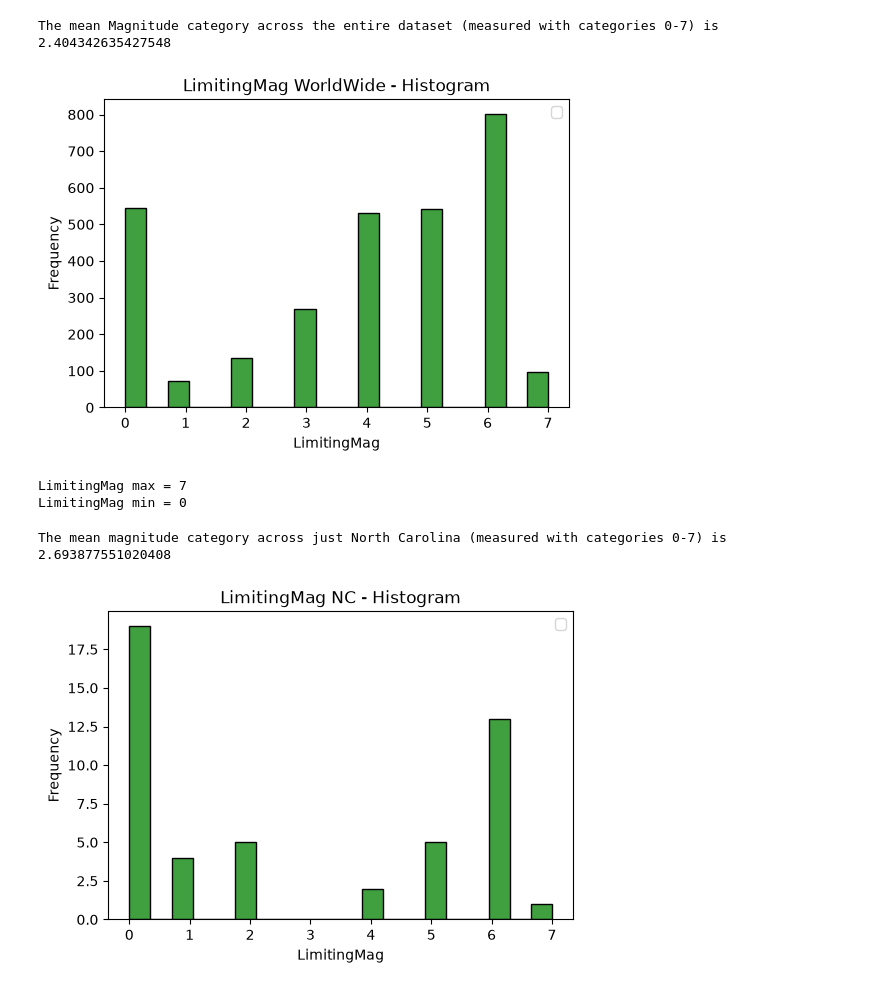
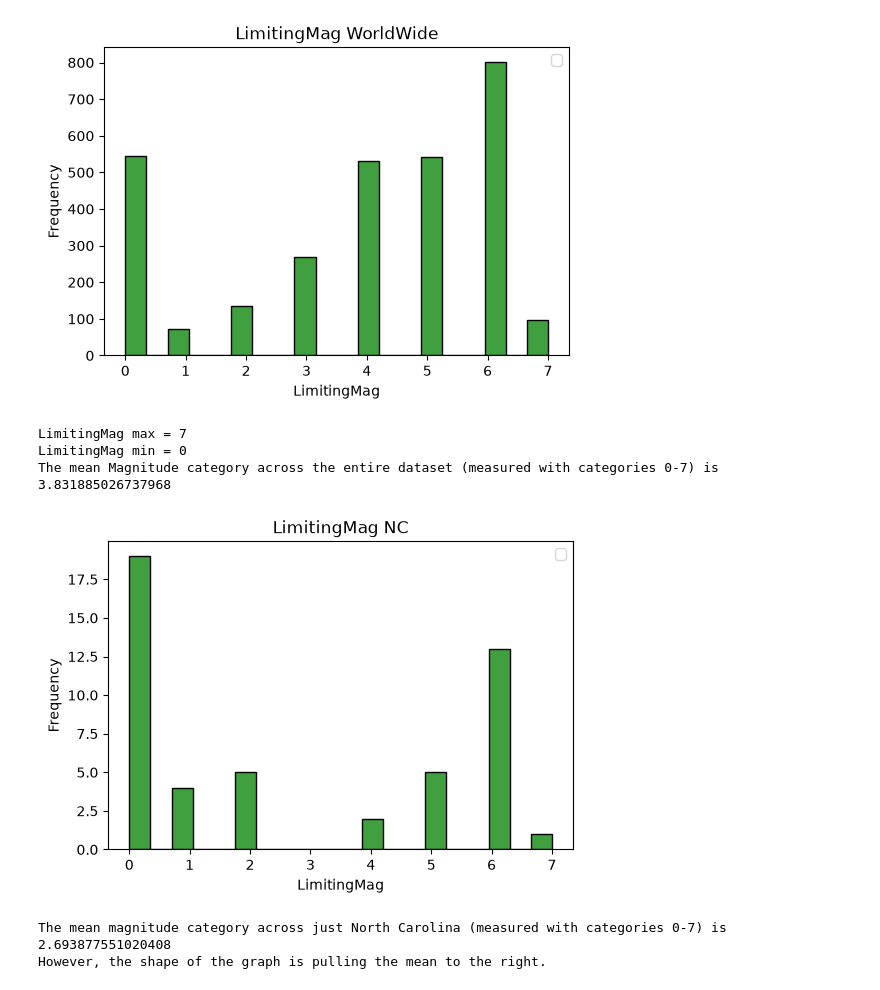
Before and after one commit to lslipka/Globe-At-Night-Visualization, a Jupyter notebook: Visualization.ipynb, the cells around one changed output. Saved outputs shown, nothing was run; the diff lists cells and outputs as text; code cells hidden in the pictures.

```diff
--- a/Visualization.ipynb
+++ b/Visualization.ipynb
@@ -16,10 +16,7 @@ mycsv = pd.read_csv('C:\\Users\\lukas\\Files\\Dev\\Globe-At-Night\\Globe-At-Nigh
 #print("CSV")
 #print(mycsv)
 
-magcsv = mycsv['LimitingMag']
-print("The mean Magnitude category across the entire dataset (measured with categories 0-7) is", magcsv.mean())
-
-# Removed the null values in the dataset
+# Removed the null values in the dataset, Preprocessing
 mycsv.dropna(subset=["LimitingMag"], inplace=True)
 mycsv.dropna(subset=["SQMReading"], inplace=True)
 mycsv.index=mycsv.index.astype(int)
@@ -28,38 +25,40 @@ mycsv.index=mycsv.index.astype(int)
 # Start LimitingMag graph
 
 plt.figure(figsize=(6,4))
 
 #experimenting to see what happens when markersize is changed, helps me see better due to my vision issues
 
 sns.histplot(data=mycsv, x='LimitingMag', bins=20, kde=False, color='green')
 
-plt.title("LimitingMag WorldWide - Histogram")
+plt.title("LimitingMag WorldWide")
 
 
 plt.xlabel("LimitingMag")
 plt.ylabel("Frequency")
 
 
 plt.legend()
 
 
 #plt.grid(True)
 
 
 #plt.tight_layout()
 
 
 plt.show()
 plt.close()
 
 
 print("LimitingMag max =",mycsv["LimitingMag"].max())
 print("LimitingMag min =",mycsv["LimitingMag"].min())
+magcsv = mycsv['LimitingMag']
+print("The mean Magnitude category across the entire dataset (measured with categories 0-7) is", magcsv.mean())
 # %% [output]
+[figure, new version]
-The mean Magnitude category across the entire dataset (measured with categories 0-7) is 2.404342635427548
+LimitingMag max = 7
+LimitingMag min = 0
+The mean Magnitude category across the entire dataset (measured with categories 0-7) is 3.831885026737968
-[figure, old version]
-LimitingMag max = 7
-LimitingMag min = 0
 # %%
 countrycsv= mycsv['Country']
 #print(countrycsv)
@@ -67,7 +66,6 @@ countrycsv= mycsv['Country']
 # Check row-by-row if the value exists anywhere in the row
 ncdata = mycsv[mycsv.apply(lambda row: 'United States - North Carolina' in row.values, axis=1)]
 #print(ncdata)
-print("The mean magnitude category across just North Carolina (measured with categories 0-7) is",ncdata['LimitingMag'].mean())
 #print(mycsv)
 
 
@@ -80,7 +78,7 @@ plt.figure(figsize=(6,4))
 
 sns.histplot(data=ncdata, x='LimitingMag', bins=20, kde=False, color='green')
 
-plt.title("LimitingMag NC - Histogram")
+plt.title("LimitingMag NC")
 
 
 plt.xlabel("LimitingMag")
@@ -98,9 +96,13 @@ plt.legend()
 
 plt.show()
 plt.close()
+
+print("The mean magnitude category across just North Carolina (measured with categories 0-7) is",ncdata['LimitingMag'].mean())
+print("However, the shape of the graph is pulling the mean to the right.")
 # %% [output]
+[figure, new version]
 The mean magnitude category across just North Carolina (measured with categories 0-7) is 2.693877551020408
+However, the shape of the graph is pulling the mean to the right.
-[figure, old version]
 # %%
 ## This data shows how SQM reading data is broken because most people do not enter in proper measurements and do not have the tools
 
```
Also changed, not shown: parts of 1 cell of this notebook.
